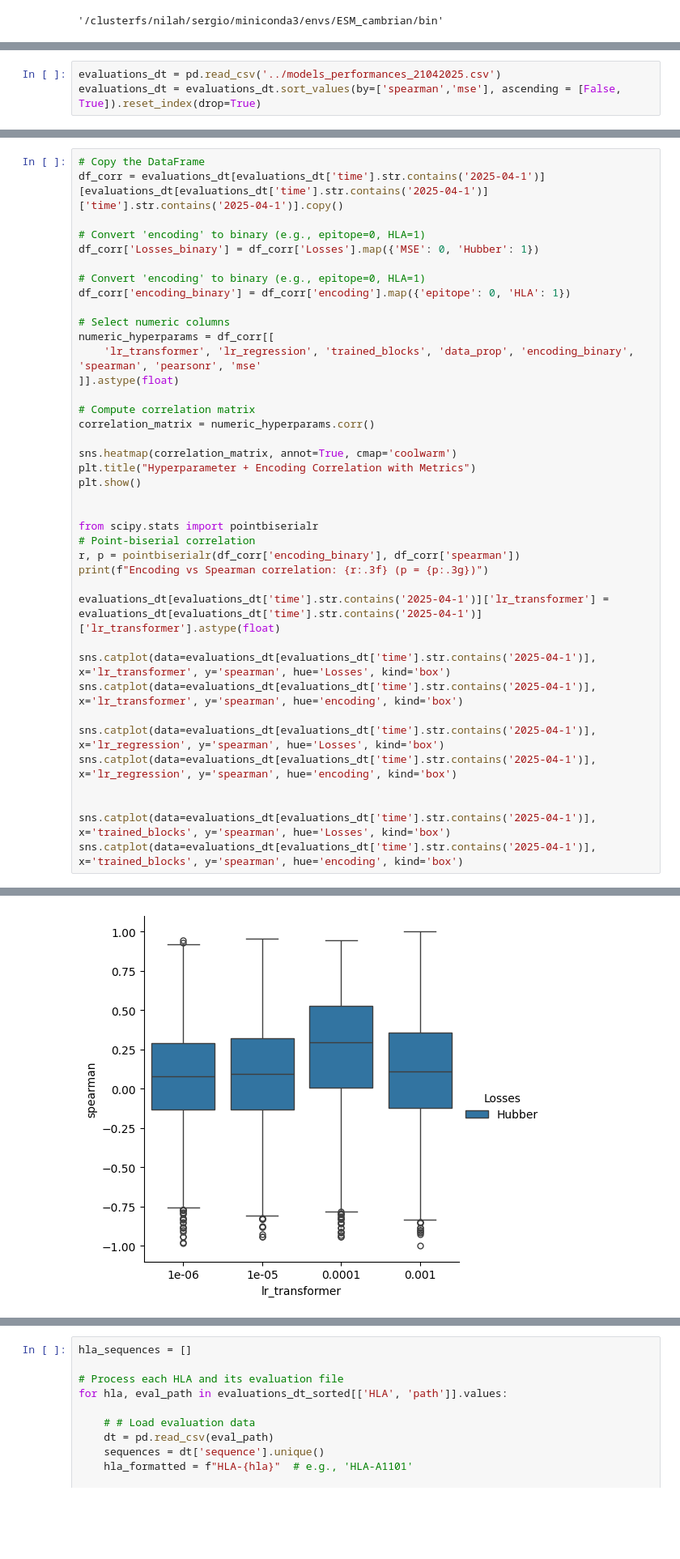
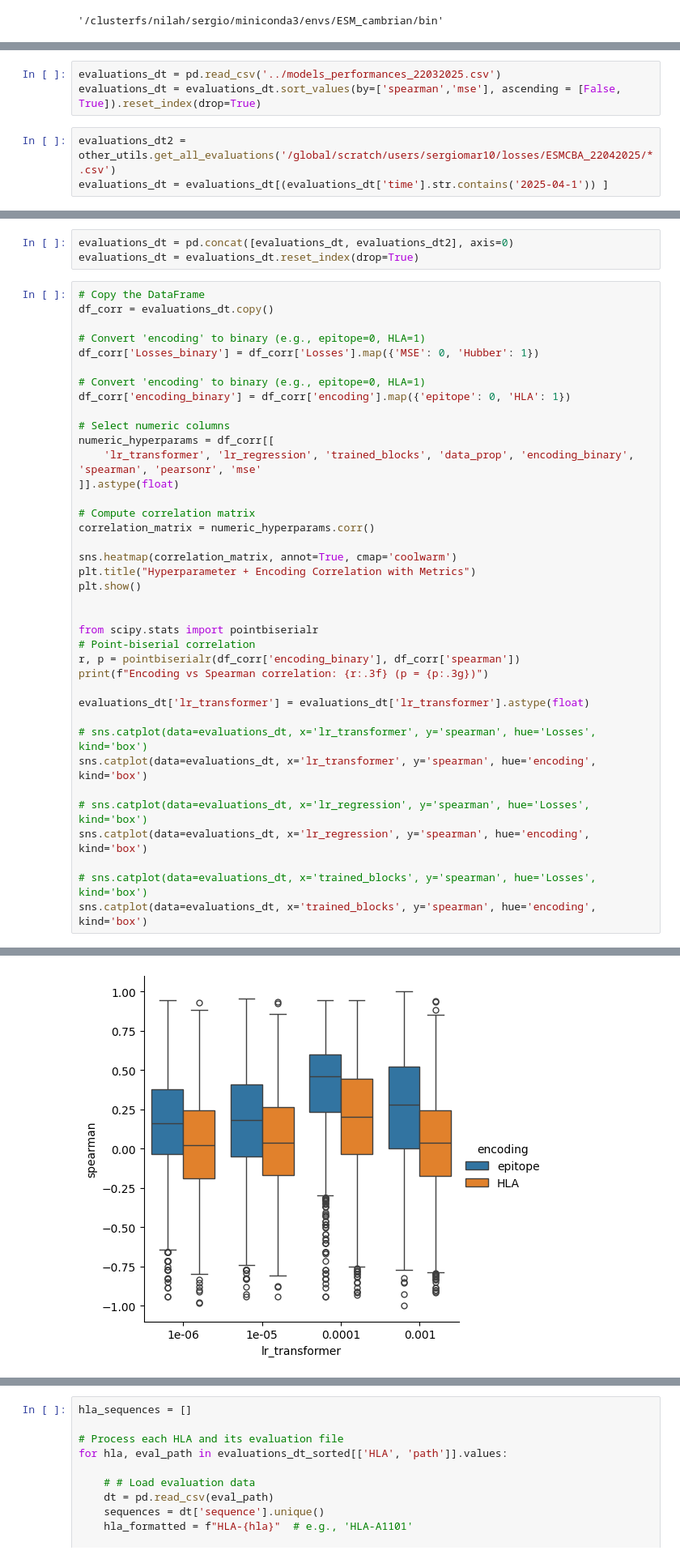
Before and after one commit to sermare/ESMCBA, a Jupyter notebook: jupyter_notebooks/binding_affinity/BA_hs.ipynb, the cells around one changed output, grey strips where cells are left out. Shown: that part at 81% size. Saved outputs shown, nothing was run; the diff lists cells and outputs as text; blank space fills up the shorter version.

```diff
--- a/jupyter_notebooks/binding_affinity/BA_hs.ipynb
+++ b/jupyter_notebooks/binding_affinity/BA_hs.ipynb
@@ -9,3 +10,6 @@ from ESMCBA.imports import *
 # %%
-evaluations_dt = pd.read_csv('../models_performances_21042025.csv')
+evaluations_dt = pd.read_csv('../models_performances_22032025.csv')
 evaluations_dt = evaluations_dt.sort_values(by=['spearman','mse'], ascending = [False, True]).reset_index(drop=True)
+# %%
+evaluations_dt2 = other_utils.get_all_evaluations('/global/scratch/users/sergiomar10/losses/ESMCBA_22042025/*.csv')
+evaluations_dt = evaluations_dt[(evaluations_dt['time'].str.contains('2025-04-1')) ]
@@ -12,6 +24,9 @@ evaluations_dt = evaluations_dt.sort_values(by=['spearman','mse'], ascending = [
+# %%
+evaluations_dt = pd.concat([evaluations_dt, evaluations_dt2], axis=0)
+evaluations_dt = evaluations_dt.reset_index(drop=True)
 # %%
 # Copy the DataFrame
-df_corr = evaluations_dt[evaluations_dt['time'].str.contains('2025-04-1')][evaluations_dt[evaluations_dt['time'].str.contains('2025-04-1')]['time'].str.contains('2025-04-1')].copy()
+df_corr = evaluations_dt.copy()
 
 # Convert 'encoding' to binary (e.g., epitope=0, HLA=1)
 df_corr['Losses_binary'] = df_corr['Losses'].map({'MSE': 0, 'Hubber': 1})
@@ -37,15 +52,14 @@ from scipy.stats import pointbiserialr
 r, p = pointbiserialr(df_corr['encoding_binary'], df_corr['spearman'])
 print(f"Encoding vs Spearman correlation: {r:.3f} (p = {p:.3g})")
 
-evaluations_dt[evaluations_dt['time'].str.contains('2025-04-1')]['lr_transformer'] = evaluations_dt[evaluations_dt['time'].str.contains('2025-04-1')]['lr_transformer'].astype(float)
+evaluations_dt['lr_transformer'] = evaluations_dt['lr_transformer'].astype(float)
 
-sns.catplot(data=evaluations_dt[evaluations_dt['time'].str.contains('2025-04-1')], x='lr_transformer', y='spearman', hue='Losses', kind='box')
-sns.catplot(data=evaluations_dt[evaluations_dt['time'].str.contains('2025-04-1')], x='lr_transformer', y='spearman', hue='encoding', kind='box')
+# sns.catplot(data=evaluations_dt, x='lr_transformer', y='spearman', hue='Losses', kind='box')
+sns.catplot(data=evaluations_dt, x='lr_transformer', y='spearman', hue='encoding', kind='box')
 
-sns.catplot(data=evaluations_dt[evaluations_dt['time'].str.contains('2025-04-1')], x='lr_regression', y='spearman', hue='Losses', kind='box')
-sns.catplot(data=evaluations_dt[evaluations_dt['time'].str.contains('2025-04-1')], x='lr_regression', y='spearman', hue='encoding', kind='box')
+# sns.catplot(data=evaluations_dt, x='lr_regression', y='spearman', hue='Losses', kind='box')
+sns.catplot(data=evaluations_dt, x='lr_regression', y='spearman', hue='encoding', kind='box')
 
-
-sns.catplot(data=evaluations_dt[evaluations_dt['time'].str.contains('2025-04-1')], x='trained_blocks', y='spearman', hue='Losses', kind='box')
-sns.catplot(data=evaluations_dt[evaluations_dt['time'].str.contains('2025-04-1')], x='trained_blocks', y='spearman', hue='encoding', kind='box')
+# sns.catplot(data=evaluations_dt, x='trained_blocks', y='spearman', hue='Losses', kind='box')
+sns.catplot(data=evaluations_dt, x='trained_blocks', y='spearman', hue='encoding', kind='box')
 # %% [output]
@@ -60 +69 @@ See the caveats in the documentation: https://pandas.pydata.org/pandas-docs/stab
-[figure, old version]
+[figure, new version]
```
Also changed, not shown: parts of 8 cells of this notebook, 4 other files.
